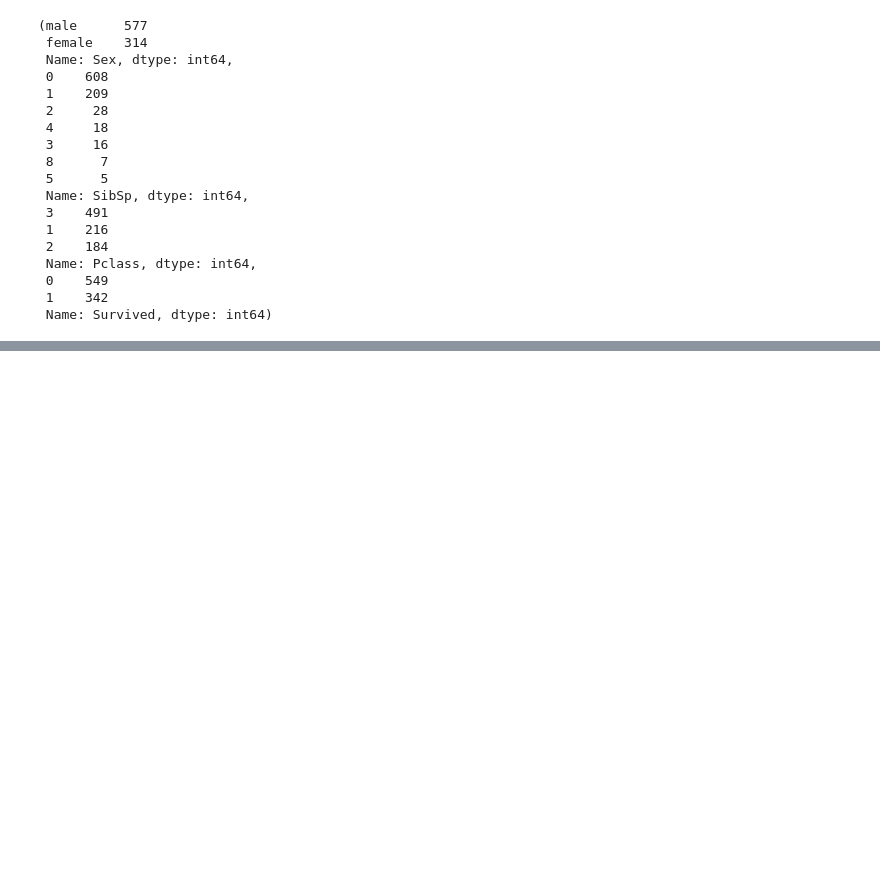
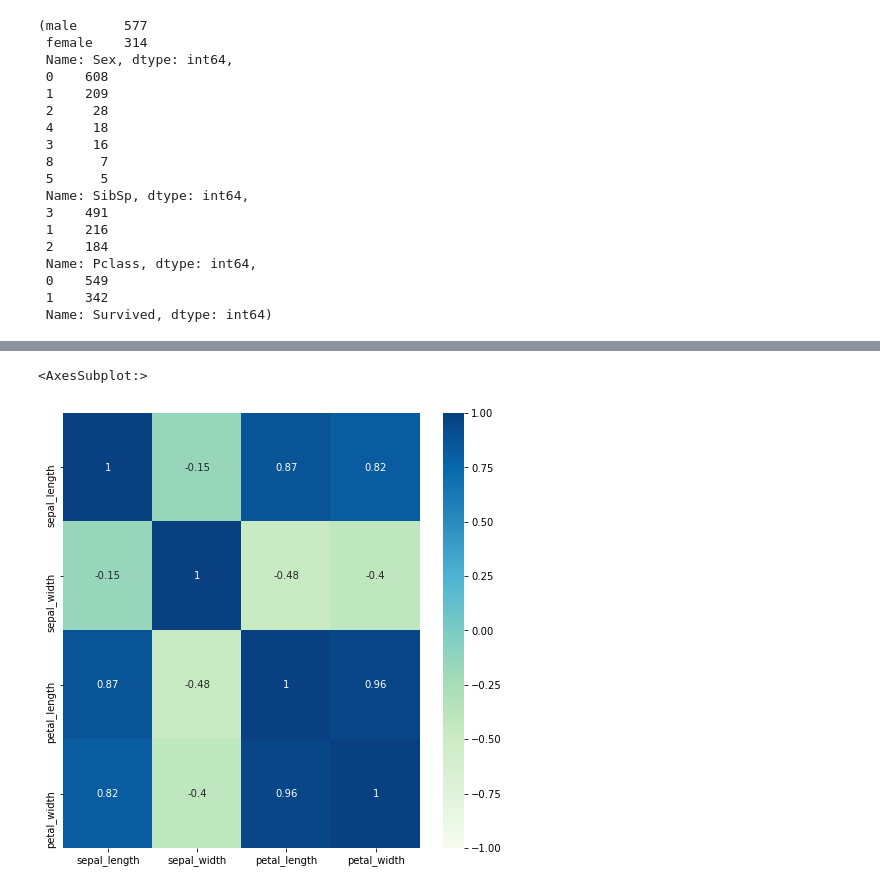
Before and after one commit to gabrielatijerina/classification-exercises, a Jupyter notebook: classification_exercises.ipynb, the cells around one changed output, grey strips where cells are left out. Saved outputs shown, nothing was run; the diff lists cells and outputs as text; code cells hidden in the pictures; blank space fills up the shorter version.

```diff
--- a/classification_exercises.ipynb
+++ b/classification_exercises.ipynb
@@ -220,0 +673,5 @@ df_google.Sex.value_counts(), df_google.SibSp.value_counts(), df_google.Pclass.v
+# %%
+#Create a heatmap of each variable layering correlation coefficient on top.
+
+corr = train.corr()
+corr
@@ -220,0 +684,10 @@ df_google.Sex.value_counts(), df_google.SibSp.value_counts(), df_google.Pclass.v
+# %%
+plt.figure(figsize=(8,8))
+sns.heatmap(corr,
+            vmin=-1, #set min value for  color scale at -1.
+            cmap='GnBu', #change default color
+#website for diff colors: https://medium.com/@morganjonesartist/color-guide-to-seaborn-palettes-da849406d44f
+            annot=True) #add annotations for each of the correlations
+# %% [output]
+<AxesSubplot:>
+[figure, added]
```
Also changed, not shown: parts of 63 cells of this notebook.
